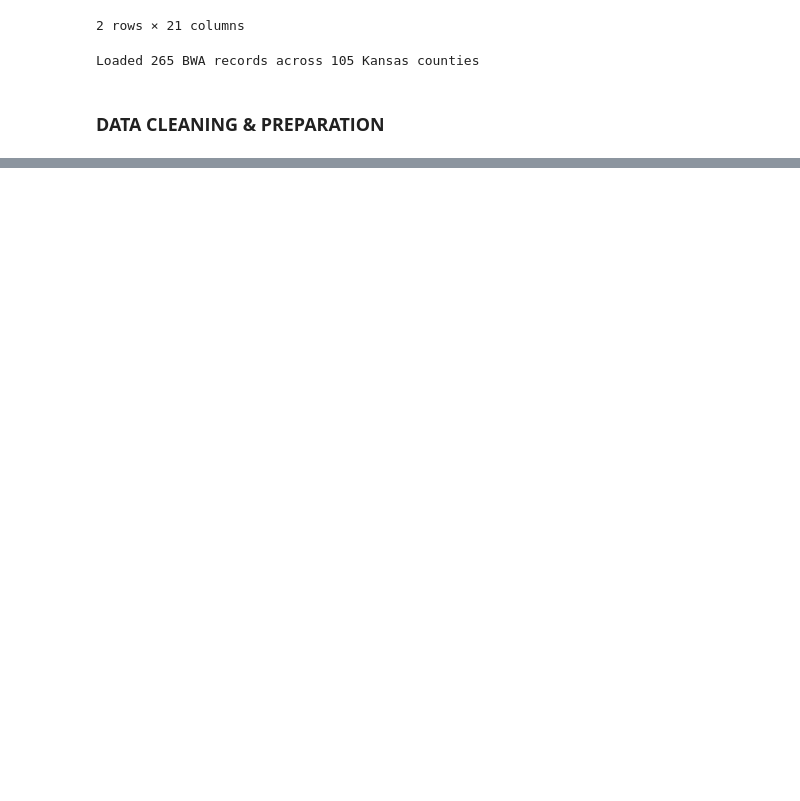
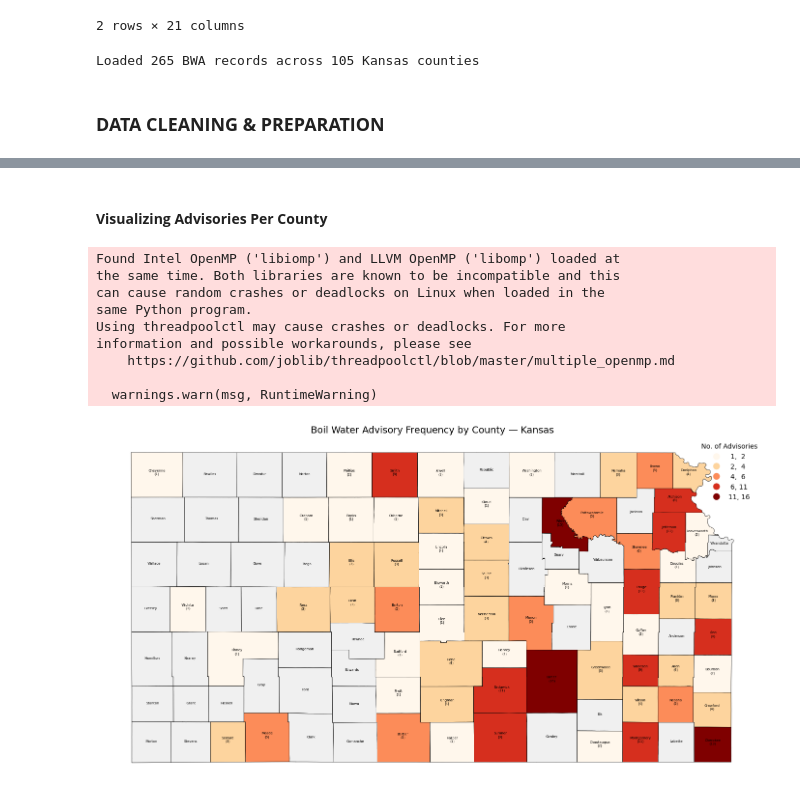
Before and after one commit to arunrimal/boil-water-advisory, a Jupyter notebook: notebooks/visualization.ipynb, the cells around one changed output, grey strips where cells are left out. Drawn from its saved outputs; the diff is of its cells as text; code cells hidden in the pictures; blank space fills up the shorter version.

Commit message:
added visualization per county

```diff
--- a/notebooks/visualization.ipynb
+++ b/notebooks/visualization.ipynb
@@ -65,0 +74,49 @@ print(bwa_gdf[['PWS_Name', 'County', 'Population_Served', 'Population_Served_Cle
+# %% [markdown]
+#### **Visualizing Advisories Per County**
+# %%
+# Count advisories per county
+county_counts = bwa_gdf["County"].value_counts().reset_index()
+county_counts.columns = ["NAME", "bwa_count"]
+
+ks_map = ks_counties.merge(county_counts, on="NAME", how="left")
+ks_map["bwa_count"] = ks_map["bwa_count"].fillna(0)
+# %%
+fig, ax = plt.subplots(figsize=(14, 9))
+
+# Zero counties in gray first
+ks_map[ks_map["bwa_count"] == 0].plot(
+    ax=ax, color="#f0f0f0", edgecolor="black", linewidth=0.5
+)
+ks_map[ks_map["bwa_count"] > 0].plot(
+    ax=ax,
+    column="bwa_count",
+    cmap="OrRd",
+    edgecolor="black",
+    linewidth=0.5,
+    legend=True,
+    scheme="NaturalBreaks",
+    k=5,
+    legend_kwds={"title": "No. of Advisories", "fmt": "{:.0f}", "frameon": False}
+)
+for _, row in ks_map.iterrows():
+    ax.annotate(
+        f"{row['NAME']}\n({int(row['bwa_count'])})" if row["bwa_count"] > 0 else row["NAME"],
+        xy=(row.geometry.centroid.x, row.geometry.centroid.y),
+        fontsize=5, ha="center", color="black"
+    )
+
+ax.set_title("Boil Water Advisory Frequency by County — Kansas", fontsize=14)
+ax.set_axis_off()
+plt.tight_layout()
+plt.show()
+# %% [output]
+Found Intel OpenMP ('libiomp') and LLVM OpenMP ('libomp') loaded at
+the same time. Both libraries are known to be incompatible and this
+can cause random crashes or deadlocks on Linux when loaded in the
+same Python program.
+Using threadpoolctl may cause crashes or deadlocks. For more
+information and possible workarounds, please see
+    https://github.com/joblib/threadpoolctl/blob/master/multiple_openmp.md
+
+  warnings.warn(msg, RuntimeWarning)
+[figure, added]
```
Also changed, not shown: parts of 1 cell of this notebook.
